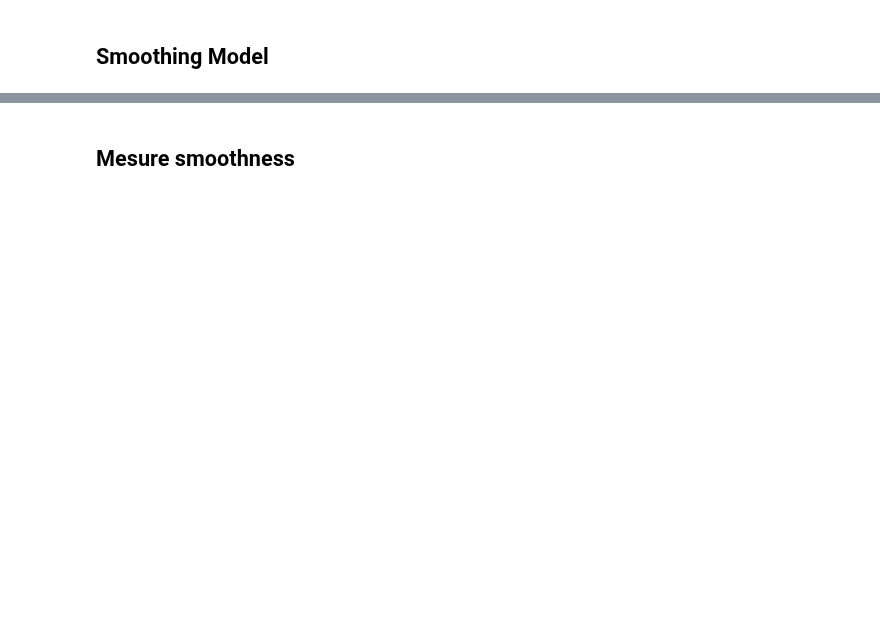
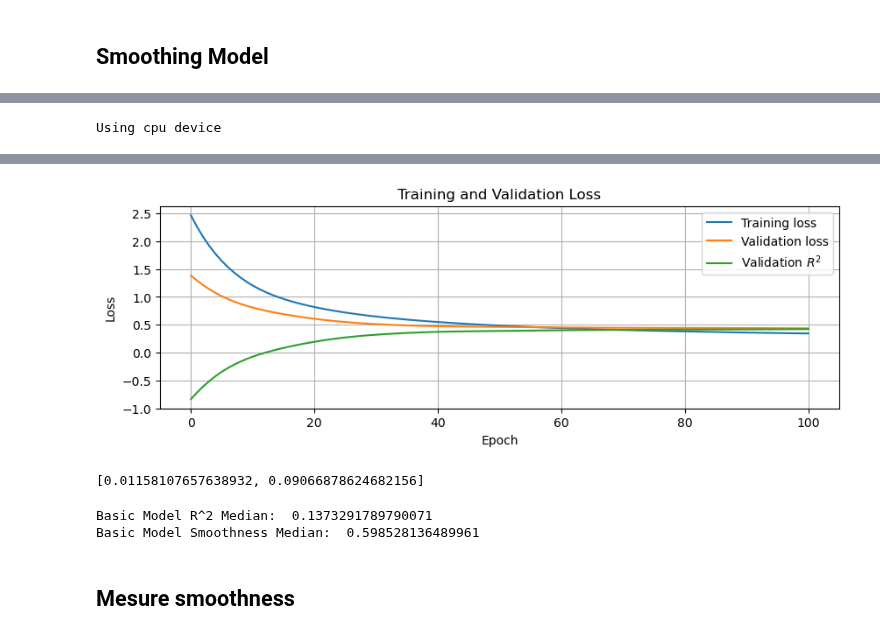
Before and after one commit to theS3b/Smoothing-Techniques-for-Predicting-High-Frequency-Time-Series, a Jupyter notebook: Smoothing Objective Function Prev Data.ipynb, the cells around one changed output, grey strips where cells are left out. Saved outputs shown, nothing was run; the diff lists cells and outputs as text; code cells hidden in the pictures; blank space fills up the shorter version.

```diff
--- a/Smoothing Objective Function Prev Data.ipynb
+++ b/Smoothing Objective Function Prev Data.ipynb
@@ -258,15 +274,17 @@ plt.show()
 # smoothness_weight_ord2=10
 smoothness_weight_ord1=5
 smoothness_weight_ord2=10
-model, training_loss, validation_loss, validation_r_squared, global_mse_losses = train_nn(augmented_data,
-                                                                        y_augmented_train,
-                                                                        X_valid,
-                                                                        y_valid,
-                                                                        num_epochs=100,
-                                                                        learning_rate=1e-4,
-                                                                        weight_decay=1e-2,
-                                                                        verbose=True,
-                                                                        current_gdp_idx=-1,
-                                                                        custom_loss=lambda x, y: custom_loss(x, y, smoothness_weight_ord1, smoothness_weight_ord2),
-                                                                        seed=SEED)
+smooth_model, _, _, _, global_mse_losses = train_nn(augmented_data,
+                                                    y_augmented_train,
+                                                    X_valid,
+                                                    y_valid,
+                                                    num_epochs=100,
+                                                    learning_rate=1e-4,
+                                                    weight_decay=1e-2,
+                                                    verbose=True,
+                                                    current_gdp_idx=-1,
+                                                    custom_loss=lambda x, y: custom_loss(x, y, smoothness_weight_ord1, smoothness_weight_ord2),
+                                                    seed=SEED)
 global_mse_losses[-1]
+# %% [output]
+Using cpu device
@@ -273,3 +294,5 @@ global_mse_losses[-1]
+[figure, added]
+[0.01158107657638932, 0.09066878624682156]
 # %%
 device = get_device(False)
 
@@ -280 +309,13 @@ y_pred_hf = model(x_hf_t).clone().detach().cpu().numpy().squeeze()
+# %%
+train_fn = lambda seed: train_nn(X_train, y_train, X_valid, y_valid, num_epochs=100, learning_rate=1e-4, weight_decay=1e-2, verbose=False, seed=seed)
+bootstrapped_results = results.bootstrap_ensemble(X_valid, y_valid, train_fn, n_ensembling=100, seed=SEED, device=get_device(False), other_pred_set=df_hf_squeezed)
+
+rsquared_ensemble = bootstrapped_results['rsquared_ensemble']
+smoothness_ensemble = bootstrapped_results['other_pred_smoothness']
+
+print("Basic Model R^2 Median: ", np.median(rsquared_ensemble))
+print("Basic Model Smoothness Median: ", np.median(smoothness_ensemble))
+# %% [output]
+Basic Model R^2 Median:  0.1373291789790071
+Basic Model Smoothness Median:  0.598528136489961
 # %%
```
Also changed, not shown: parts of 13 cells of this notebook, 5 other files.
